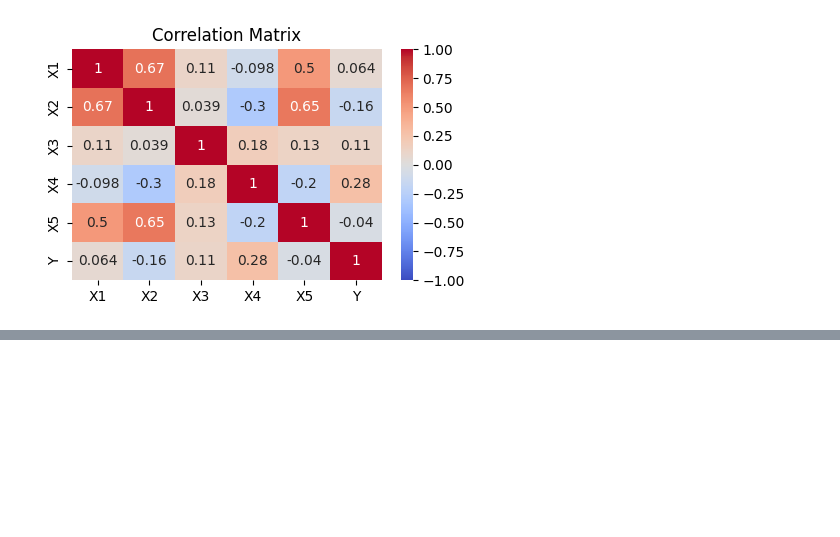
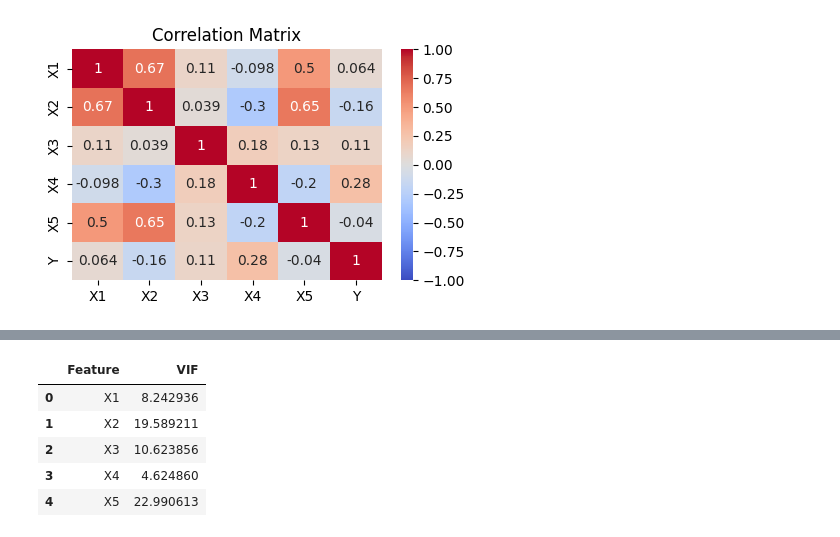
Before and after one commit to nikkhot/DTSC-Group-15, a Jupyter notebook: Dataset_Group_15.ipynb, the cells around one changed output, grey strips where cells are left out. Saved outputs shown, nothing was run; the diff lists cells and outputs as text; code cells hidden in the pictures; blank space fills up the shorter version.

```diff
--- a/Dataset_Group_15.ipynb
+++ b/Dataset_Group_15.ipynb
@@ -97,0 +103,14 @@ plt.show()
+# %%
+vif_data = pd.DataFrame()
+X = df2[ ["X1", "X2", "X3","X4","X5"]]
+vif_data["Feature"] = X.columns
+
+vif_data["VIF"] = [ variance_inflation_factor(X.values ,i) for i in range(X.shape[1] )  ]
+vif_data
+# %% [output]
+|  | Feature | VIF |
+| 0 | X1 | 8.242936 |
+| 1 | X2 | 19.589211 |
+| 2 | X3 | 10.623856 |
+| 3 | X4 | 4.624860 |
+| 4 | X5 | 22.990613 |
```
Also changed, not shown: parts of 1 cell of this notebook.
